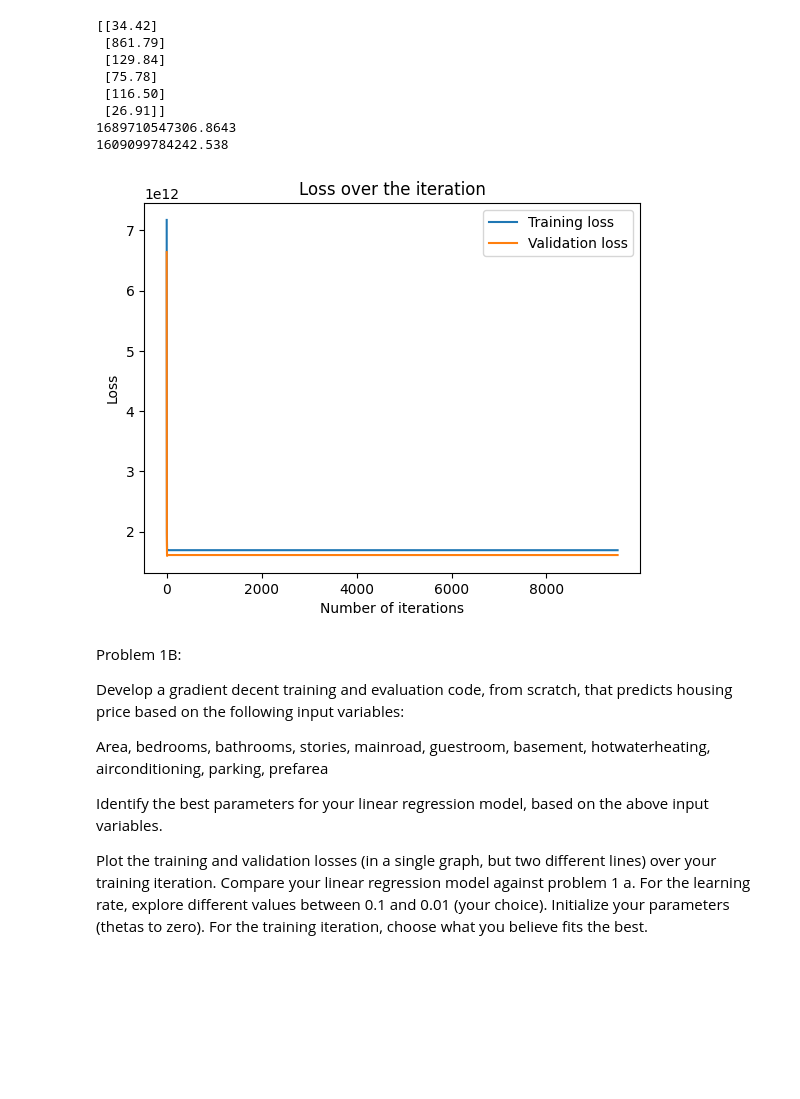
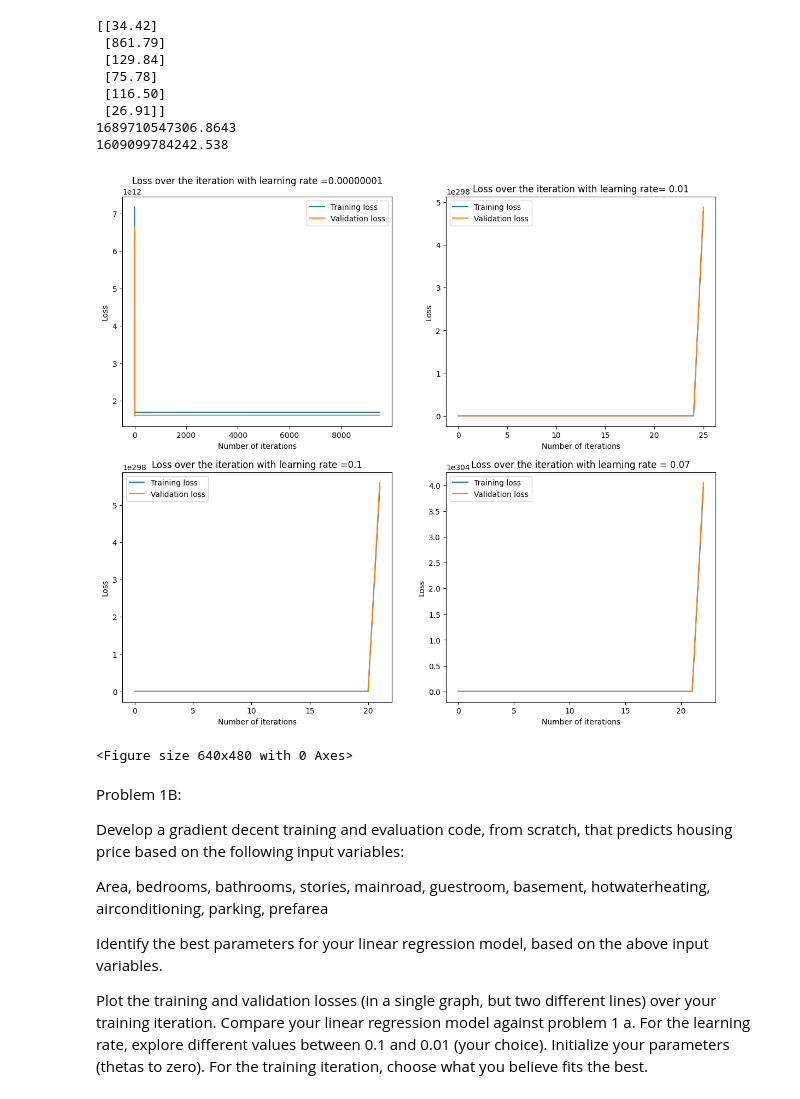
Before and after one commit to saikrishna1108/Introduction-to-Machine-Learning, a Jupyter notebook: Homework2.ipynb, the cells around one changed output. Drawn from its saved outputs; the diff is of its cells as text; code cells hidden in the pictures; blank space fills up the shorter version.

```diff
--- a/Homework2.ipynb
+++ b/Homework2.ipynb
@@ -85,9 +85,9 @@ x_train1a,y_train1a = preprocess(train,variables)
 x_test1a,y_test1a = preprocess(test,variables)
 # %%
 theta = np.zeros(6).reshape(6,1)
-iterations = 9500
-learning_rate= 0.00000001
-theta1a,t_cost1a,v_cost1a = gradient_value(x_train1a,x_test1a,y_train1a,y_test1a,theta,iterations,learning_rate)
+iterations1 = 9500
+learning_rate1= 0.00000001
+theta1a,t_cost1a,v_cost1a = gradient_value(x_train1a,x_test1a,y_train1a,y_test1a,theta,iterations1,learning_rate1)
 print(theta1a)
 print(t_cost1a[-1])
 print(v_cost1a[-1])
@@ -100,16 +100,65 @@ print(v_cost1a[-1])
  [26.91]]
 1689710547306.8643
 1609099784242.538
-# %%
-plt.plot([x for x in range(iterations)],t_cost1a,label="Training loss")
-plt.plot([x for x in range(iterations)],v_cost1a,label="Validation loss")
-plt.xlabel('Number of iterations')
-plt.ylabel('Loss')
-plt.title('Loss over the iteration')
-plt.legend()
-plt.show()
-# %% [output]
-[figure, removed]
+# %%
+theta = np.zeros(6).reshape(6,1)
+iterations2 = 50
+learning_rate2= 0.01
+theta1a1,t_cost1a1,v_cost1a1 = gradient_value(x_train1a,x_test1a,y_train1a,y_test1a,theta,iterations2,learning_rate2)
+iterations3 = 50
+learning_rate3= 0.1
+theta1a2,t_cost1a2,v_cost1a2 = gradient_value(x_train1a,x_test1a,y_train1a,y_test1a,theta,iterations3,learning_rate3)
+iterations4 = 50
+learning_rate4= 0.07
+theta1a3,t_cost1a3,v_cost1a3 = gradient_value(x_train1a,x_test1a,y_train1a,y_test1a,theta,iterations4,learning_rate4)
+# %%
+plt.figure(figsize=(14, 12))  # Adjust the figure size as needed
+
+
+plt.subplot(2, 2, 1)
+plt.plot([x for x in range(iterations1)],t_cost1a,label="Training loss")
+plt.plot([x for x in range(iterations1)],v_cost1a,label="Validation loss")
+plt.xlabel('Number of iterations')
+plt.ylabel('Loss')
+plt.title('Loss over the iteration with learning rate =0.00000001')
+plt.legend()
+
+plt.subplot(2, 2, 2)
+plt.plot([x for x in range(iterations2)],t_cost1a1,label="Training loss")
+plt.plot([x for x in range(iterations2)],v_cost1a1,label="Validation loss")
+plt.xlabel('Number of iterations')
+plt.ylabel('Loss')
+plt.title('Loss over the iteration with learning rate= 0.01')
+plt.legend()
+
+
+
+plt.subplot(2, 2, 3)
+plt.plot([x for x in range(iterations3)],t_cost1a2,label="Training loss")
+plt.plot([x for x in range(iterations3)],v_cost1a2,label="Validation loss")
+plt.xlabel('Number of iterations')
+plt.ylabel('Loss')
+plt.title('Loss over the iteration with learning rate =0.1')
+plt.legend()
+
+
+
+plt.subplot(2, 2, 4)
+plt.plot([x for x in range(iterations4)],t_cost1a3,label="Training loss")
+plt.plot([x for x in range(iterations4)],v_cost1a3,label="Validation loss")
+plt.xlabel('Number of iterations')
+plt.ylabel('Loss')
+plt.title('Loss over the iteration with learning rate = 0.07')
+plt.legend()
+plt.show()
+# Adjust the spacing between subplots
+plt.tight_layout()
+
+# Show all the subplots
+plt.show()
+# %% [output]
+[figure, added]
+<Figure size 640x480 with 0 Axes>
 # %% [markdown]
 Problem 1B:
 
```
Also changed, not shown: parts of 2 cells of this notebook.
